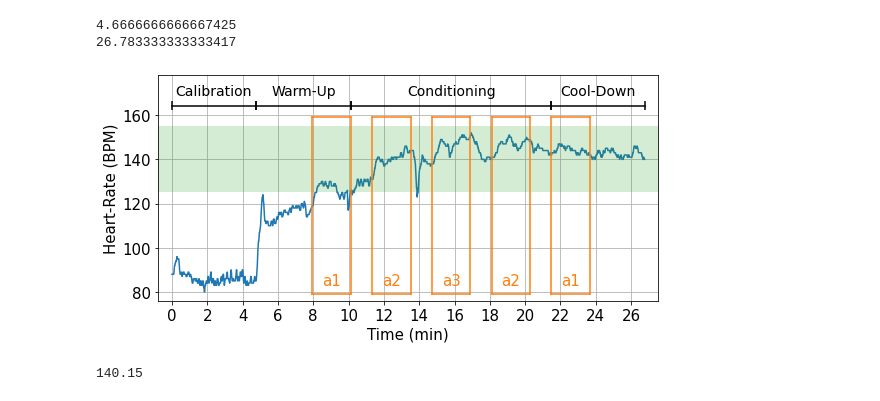
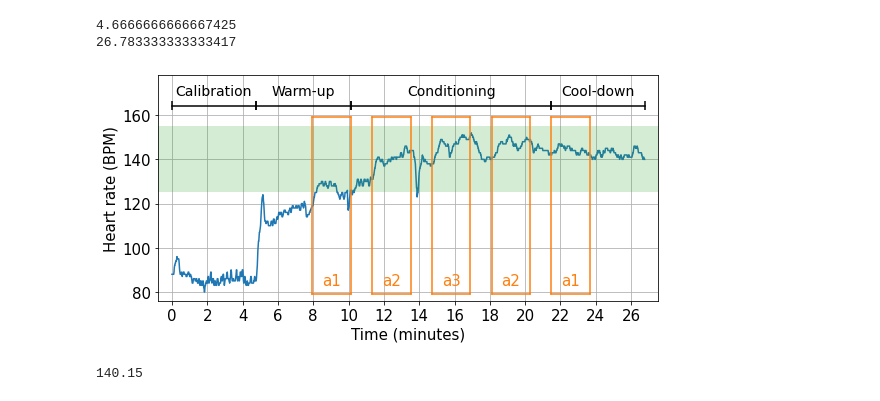
Before and after one commit to trevor-yu-087/hri-physio, a Jupyter notebook: data/analysis/ro-man_figure.ipynb, the cells around one changed output. Cells and saved outputs as stored; diff of their text form; code cells hidden in the pictures.

Commit message:
Added some figures.

```diff
--- a/data/analysis/ro-man_figure.ipynb
+++ b/data/analysis/ro-man_figure.ipynb
@@ -154,9 +155,9 @@ con_x = np.mean([exercise_03, exercise_10])
 coo_x = np.mean([exercise_10, exercise_end])
 
 plt.text(cal_x, phase_y, "Calibration",  ha='center',va='center', size=14) #rotation=15,
-plt.text(war_x, phase_y, "Warm-Up",      ha='center',va='center', size=14) #rotation=15,
+plt.text(war_x, phase_y, "Warm-up",      ha='center',va='center', size=14) #rotation=15,
 plt.text(con_x, phase_y, "Conditioning", ha='center',va='center', size=14) #rotation=15,
-plt.text(coo_x, phase_y, "Cool-Down",    ha='center',va='center', size=14) #rotation=15,
+plt.text(coo_x, phase_y, "Cool-down",    ha='center',va='center', size=14) #rotation=15,
 
 act_y = 85.0
 m1_x = np.mean([exercise_01, exercise_02])
@@ -169,36 +170,38 @@ m4_x = np.mean([exercise_07, exercise_08])
 l2_x = np.mean([exercise_08, exercise_09])
 m5_x = np.mean([exercise_09, exercise_10])
 s2_x = np.mean([exercise_10, exercise_11])
 m6_x = np.mean([exercise_11, exercise_end])
 
 S = 'a1' #'S'
 L = 'a2' #'L'
 A = 'a3' #'A'
 
 plt.text(s1_x, act_y, S,  ha='center',va='center', color=sns_orange, size=15)
 plt.text(l1_x, act_y, L,  ha='center',va='center', color=sns_orange, size=15)
 plt.text(a1_x, act_y, A,  ha='center',va='center', color=sns_orange, size=15)
 plt.text(l2_x, act_y, L,  ha='center',va='center', color=sns_orange, size=15)
 plt.text(s2_x, act_y, S,  ha='center',va='center', color=sns_orange, size=15)
 
 #plt.text(m1_x, act_y, "M",  ha='center',va='center', color=sns_orange)
 #plt.text(m2_x, act_y, "M",  ha='center',va='center', color=sns_orange)
 #plt.text(m3_x, act_y, "M",  ha='center',va='center', color=sns_orange)
 #plt.text(m4_x, act_y, "M",  ha='center',va='center', color=sns_orange)
 #plt.text(m5_x, act_y, "M",  ha='center',va='center', color=sns_orange)
 #plt.text(m6_x, act_y, "M",  ha='center',va='center', color=sns_orange)
 
 plt.xticks(np.arange(0,exercise_end,2),size=15)
 plt.yticks(size=15)
 
 plt.xlim([-0.8,27.5])
 plt.ylim(bottom=76, top=178)
-plt.xlabel('Time (min)', size=15)
-plt.ylabel('Heart-Rate (BPM)', size=15)
+plt.xlabel('Time (minutes)', size=15)
+plt.ylabel('Heart rate (BPM)', size=15)
 plt.tight_layout()
 axs.grid('on')
+
+plt.savefig('bin/HR-Time.png', dpi=300)
 # %% [output]
-[figure, old version]
+[figure, new version]
 # %%
 hrr_mid
 # %% [output]
```
Also changed, not shown: parts of 3 cells of this notebook, 3 other files.
